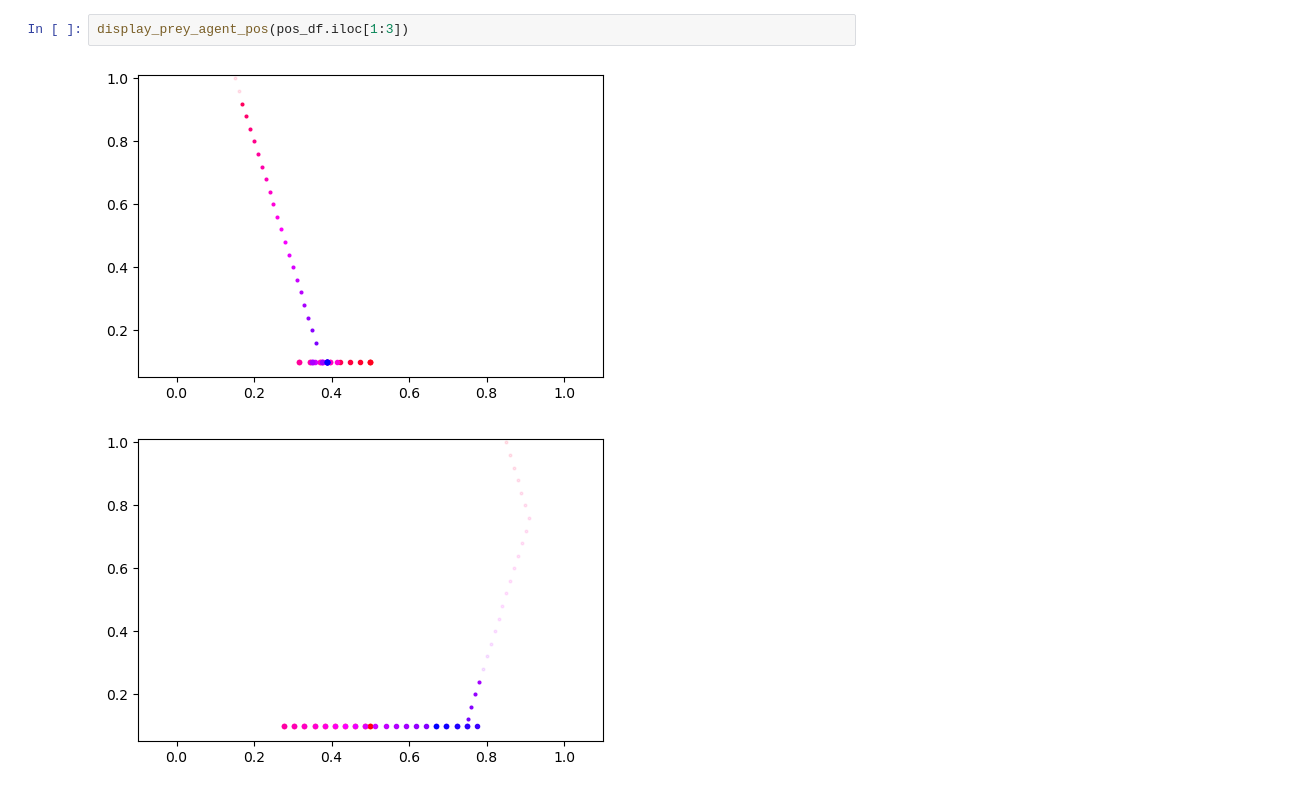
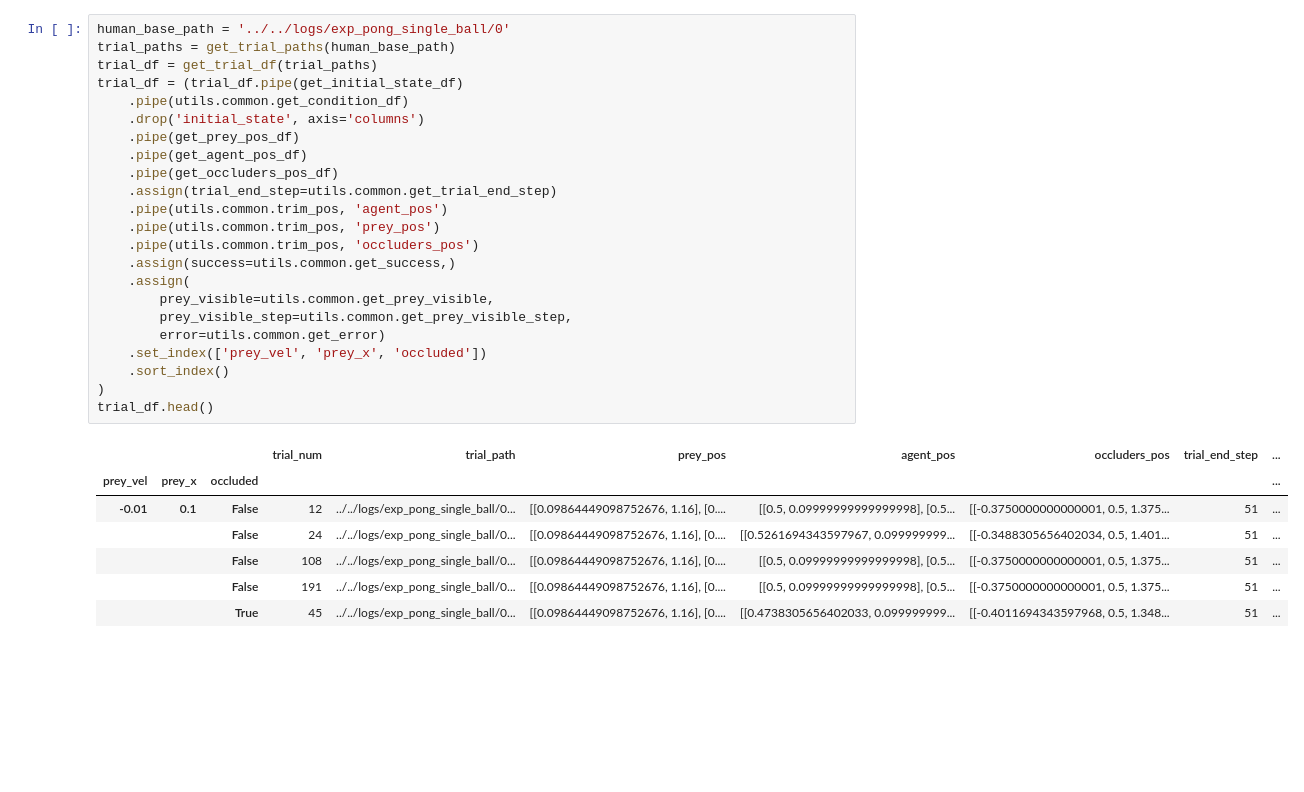
Before and after one commit to aidapiccato/exp-pong, a Jupyter notebook: behavior_analysis/notebooks/0_exp_pong_single_ball.ipynb, the cells around one changed output. Saved outputs shown, nothing was run; the diff lists cells and outputs as text; blank space fills up the shorter version.

```diff
--- a/behavior_analysis/notebooks/0_exp_pong_single_ball.ipynb
+++ b/behavior_analysis/notebooks/0_exp_pong_single_ball.ipynb
@@ -45,5 +19,31 @@ utils.common.display_condition_error(error_df)
-# %%
-display_prey_agent_pos(pos_df.iloc[1:3])
-# %% [output]
-[figure, removed]
-[figure, removed]
+# %%
+human_base_path = '../../logs/exp_pong_single_ball/0'
+trial_paths = get_trial_paths(human_base_path)
+trial_df = get_trial_df(trial_paths)
+trial_df = (trial_df.pipe(get_initial_state_df)
+    .pipe(utils.common.get_condition_df)
+    .drop('initial_state', axis='columns')
+    .pipe(get_prey_pos_df)
+    .pipe(get_agent_pos_df)
+    .pipe(get_occluders_pos_df)
+    .assign(trial_end_step=utils.common.get_trial_end_step)
+    .pipe(utils.common.trim_pos, 'agent_pos')
+    .pipe(utils.common.trim_pos, 'prey_pos')
+    .pipe(utils.common.trim_pos, 'occluders_pos')
+    .assign(success=utils.common.get_success,)
+    .assign(
+        prey_visible=utils.common.get_prey_visible,
+        prey_visible_step=utils.common.get_prey_visible_step,
+        error=utils.common.get_error)
+    .set_index(['prey_vel', 'prey_x', 'occluded'])
+    .sort_index()
+)
+trial_df.head()
+# %% [output]
+|  |  |  | trial_num | trial_path | prey_pos | agent_pos | occluders_pos | trial_end_step | ... |
+| prey_vel | prey_x | occluded |  |  |  |  |  |  | ... |
+| -0.01 | 0.1 | False | 12 | ../../logs/exp_pong_single_ball/0... | [[0.09864449098752676, 1.16], [0.... | [[0.5, 0.09999999999999998], [0.5... | [[-0.3750000000000001, 0.5, 1.375... | 51 | ... |
+|  |  | False | 24 | ../../logs/exp_pong_single_ball/0... | [[0.09864449098752676, 1.16], [0.... | [[0.5261694343597967, 0.099999999... | [[-0.3488305656402034, 0.5, 1.401... | 51 | ... |
+|  |  | False | 108 | ../../logs/exp_pong_single_ball/0... | [[0.09864449098752676, 1.16], [0.... | [[0.5, 0.09999999999999998], [0.5... | [[-0.3750000000000001, 0.5, 1.375... | 51 | ... |
+|  |  | False | 191 | ../../logs/exp_pong_single_ball/0... | [[0.09864449098752676, 1.16], [0.... | [[0.5, 0.09999999999999998], [0.5... | [[-0.3750000000000001, 0.5, 1.375... | 51 | ... |
+|  |  | True | 45 | ../../logs/exp_pong_single_ball/0... | [[0.09864449098752676, 1.16], [0.... | [[0.4738305656402033, 0.099999999... | [[-0.4011694343597968, 0.5, 1.348... | 51 | ... |
```
Also changed, not shown: parts of 8 cells of this notebook, 23 other files.
